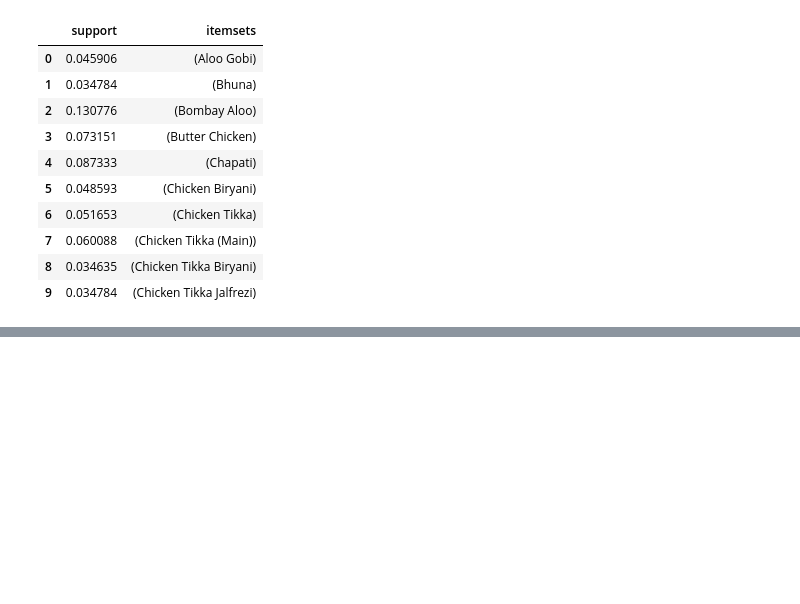
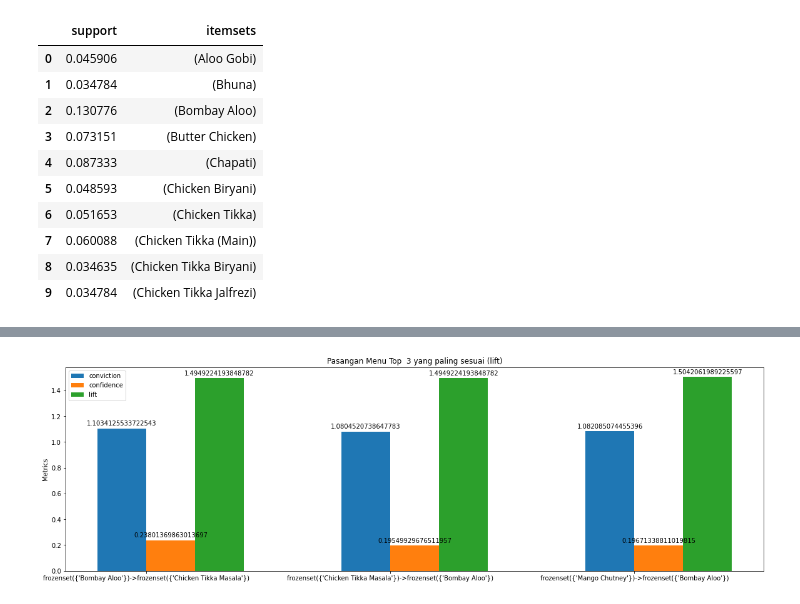
Before and after one commit to christinaclara/Association-Rule-for-Business-Strategic-and-Promo-Recommendation-in-Restaurant-ABC-13, a Jupyter notebook: Implemented Apriori.ipynb, the cells around one changed output, grey strips where cells are left out. Saved outputs shown, nothing was run; the diff lists cells and outputs as text; code cells hidden in the pictures; blank space fills up the shorter version.

```diff
--- a/Implemented Apriori.ipynb
+++ b/Implemented Apriori.ipynb
@@ -402,0 +446,40 @@ aturan[(aturan['lift'] >=3) &
+# %%
+number_keranjang_to_visualize = 3
+# %%
+keranjang_top = keranjang.iloc[0:number_keranjang_to_visualize, :]
+labels = ["->".join (map(str, keranjang)) for keranjang in keranjang_top.iloc[:, 0:2].values]  # berikan format teks {set1} -> {set2} untuk setiap label
+x = np.arange(len(labels))  # lokasi labek
+width = 0.2
+fig, ax = plt.subplots(figsize=(20,6))
+pasangan1 = ax.bar(x - width/2, keranjang_top['conviction'].values, width, label='conviction')
+pasangan2 = ax.bar(x + width/2, keranjang_top['confidence'].values, width, label='confidence')
+pasangan3 = ax.bar(x + width*1.5, keranjang_top['lift'].values, width, label='lift')
+# Menambahkan teks untuk label, judul dan penamaan x-axis, dsb
+ax.set_ylabel('Metrics')
+ax.set_title('Pasangan Menu Top  ' + str(number_keranjang_to_visualize) + ' yang paling sesuai (' + metric +')')
+ax.set_xticks(x)
+ax.set_xticklabels(labels)
+ax.legend()
+
+
+
+def autolabel(pasangan):
+    """Attach a text label above each bar in *rects*, displaying its height."""
+    for pasangan in pasangan:
+        height = pasangan.get_height()
+        ax.annotate('{}'.format(height),
+                    xy=(pasangan.get_x() + pasangan.get_width() / 2, height),
+                    xytext=(0, 3),  # 3 points vertical offset
+                    textcoords="offset points",
+                    ha='center', va='bottom')
+
+
+autolabel(pasangan1)
+autolabel(pasangan2)
+autolabel(pasangan3)
+
+mng = plt.get_current_fig_manager()
+# mng.window.state('zoomed')  # maximize the screen in windows
+plt.show()
+# %% [output]
+[figure, added]
```
Also changed, not shown: parts of 18 cells of this notebook.
